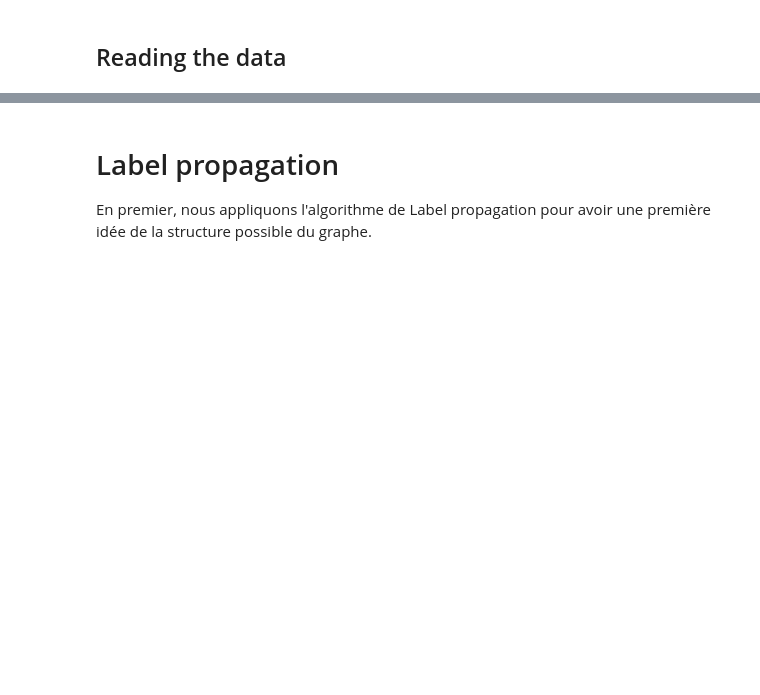
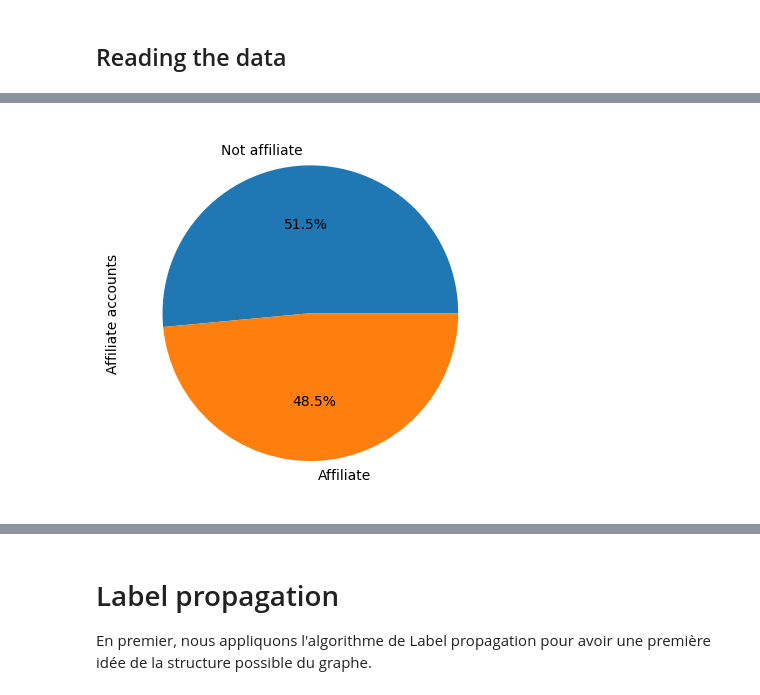
Before and after one commit to Sarah-OA/networks_twitch_gamers, a Jupyter notebook: OULD AKLOUCHE_PINATEL_code.ipynb, the cells around one changed output, grey strips where cells are left out. Saved outputs shown, nothing was run; the diff lists cells and outputs as text; code cells hidden in the pictures; blank space fills up the shorter version.

```diff
--- a/OULD AKLOUCHE_PINATEL_code.ipynb
+++ b/OULD AKLOUCHE_PINATEL_code.ipynb
@@ -30,0 +118,7 @@ df2=pd.read_csv("data/large_twitch_edges.csv")
+# %%
+df["affiliate_cl"].value_counts().plot.pie(autopct='%1.1f%%')
+
+plt.ylabel("Affiliate accounts")
+plt.show()
+# %% [output]
+[figure, added]
```
Also changed, not shown: parts of 14 cells of this notebook.
